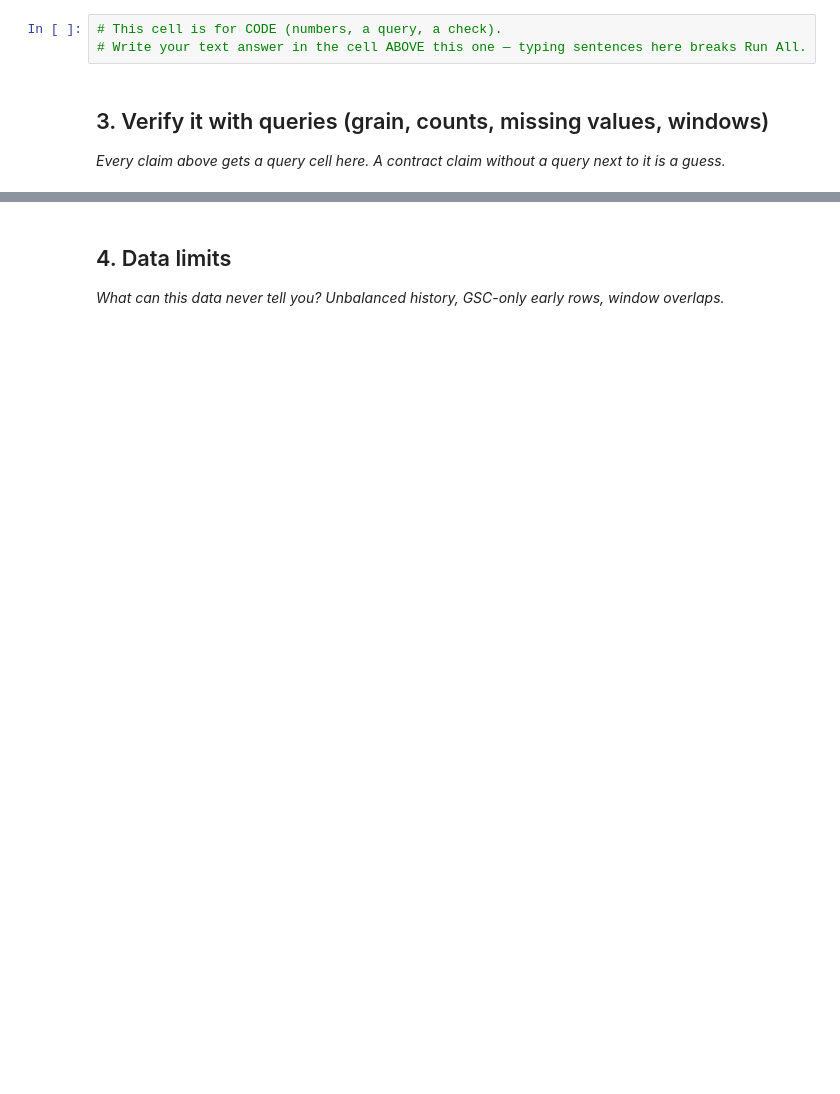
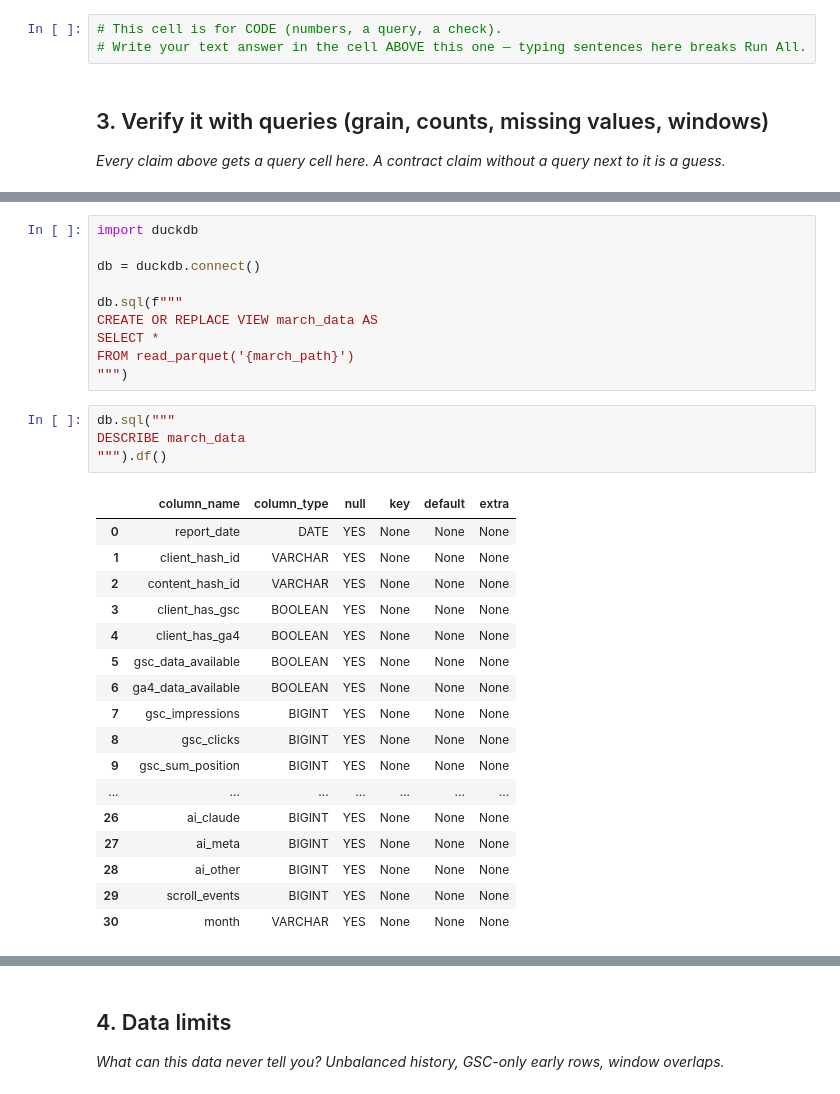
Before and after one commit to omi290/flyrank-ml-internship, a Jupyter notebook: work/notebooks/w03_data_contract.ipynb, the cells around one changed output, grey strips where cells are left out. Drawn from its saved outputs; the diff is of its cells as text; blank space fills up the shorter version.

```diff
--- a/work/notebooks/w03_data_contract.ipynb
+++ b/work/notebooks/w03_data_contract.ipynb
@@ -29,0 +207,32 @@ This skeleton is yours to fill. Work the sections **in order** — each one has
+# %%
+import duckdb
+
+db = duckdb.connect()
+
+db.sql(f"""
+CREATE OR REPLACE VIEW march_data AS
+SELECT *
+FROM read_parquet('{march_path}')
+""")
+# %%
+db.sql("""
+DESCRIBE march_data
+""").df()
+# %% [output]
+|  | column_name | column_type | null | key | default | extra |
+| 0 | report_date | DATE | YES | None | None | None |
+| 1 | client_hash_id | VARCHAR | YES | None | None | None |
+| 2 | content_hash_id | VARCHAR | YES | None | None | None |
+| 3 | client_has_gsc | BOOLEAN | YES | None | None | None |
+| 4 | client_has_ga4 | BOOLEAN | YES | None | None | None |
+| 5 | gsc_data_available | BOOLEAN | YES | None | None | None |
+| 6 | ga4_data_available | BOOLEAN | YES | None | None | None |
+| 7 | gsc_impressions | BIGINT | YES | None | None | None |
+| 8 | gsc_clicks | BIGINT | YES | None | None | None |
+| 9 | gsc_sum_position | BIGINT | YES | None | None | None |
+| ... | ... | ... | ... | ... | ... | ... |
+| 26 | ai_claude | BIGINT | YES | None | None | None |
+| 27 | ai_meta | BIGINT | YES | None | None | None |
+| 28 | ai_other | BIGINT | YES | None | None | None |
+| 29 | scroll_events | BIGINT | YES | None | None | None |
+| 30 | month | VARCHAR | YES | None | None | None |
```
Also changed, not shown: parts of 26 cells of this notebook.
